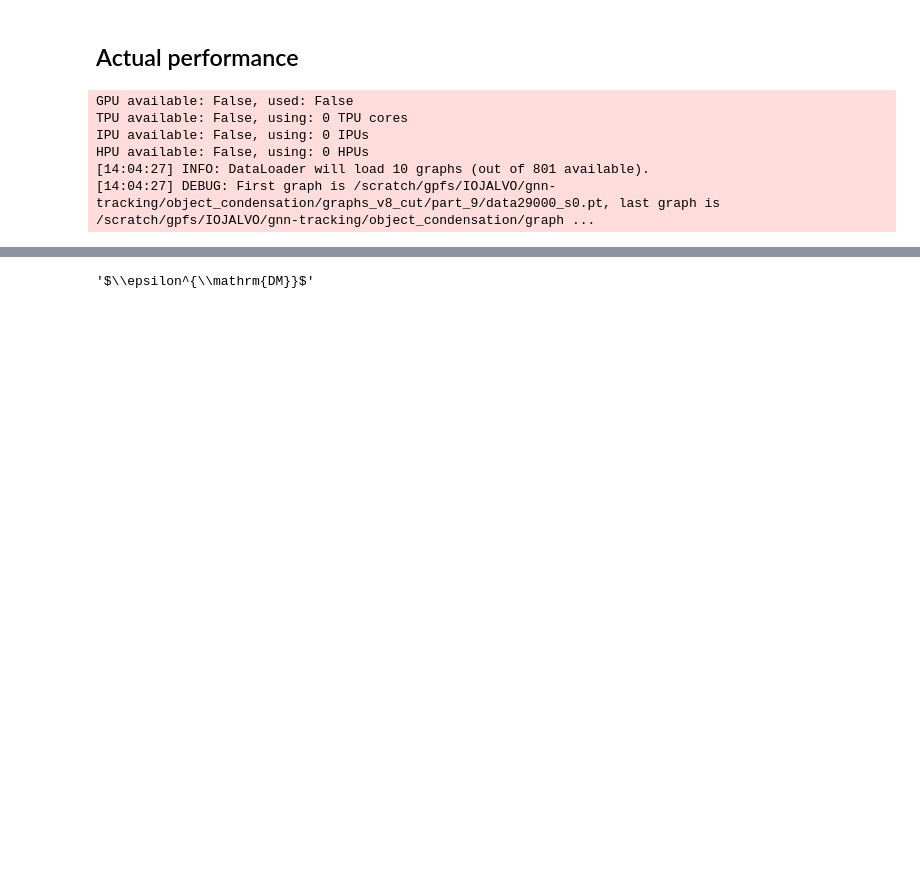
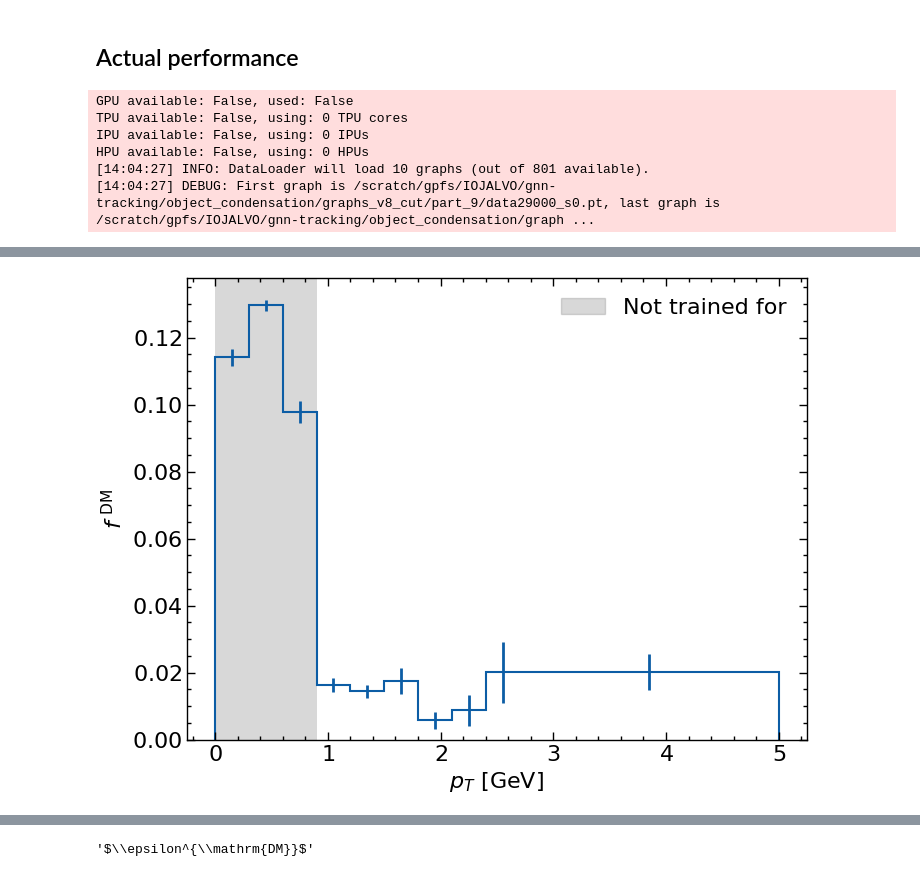
Before and after one commit to gnn-tracking/paper-plots, a Jupyter notebook: notebooks/030_performance_legacy.ipynb, the cells around one changed output, grey strips where cells are left out. Saved outputs shown, nothing was run; the diff lists cells and outputs as text; code cells hidden in the pictures; blank space fills up the shorter version.

```diff
--- a/notebooks/030_performance_legacy.ipynb
+++ b/notebooks/030_performance_legacy.ipynb
@@ -381,3 +389,14 @@ p.ax.get_figure().savefig("vs_pt.pdf")
+# %%
+p = PerformancePlot(
+    df=vs_pt, df_ul=None, xs=pts, var=vm["pt"].latex + " [GeV]",
+    y_label=r"$f^{\,\,\mathrm{DM}}$"
+)
+p.add_blocked(0, 0.9)
+p.plot_var("fake_double_majority", "C0", label="_")
+p.add_legend()
+p.ax.get_figure().savefig("fake_vs_pt.pdf")
+# %% [output]
+[figure, added]
 # %%
 # vs_eta_ul = None
 p = PerformancePlot(
```
Also changed, not shown: parts of 13 cells of this notebook.
